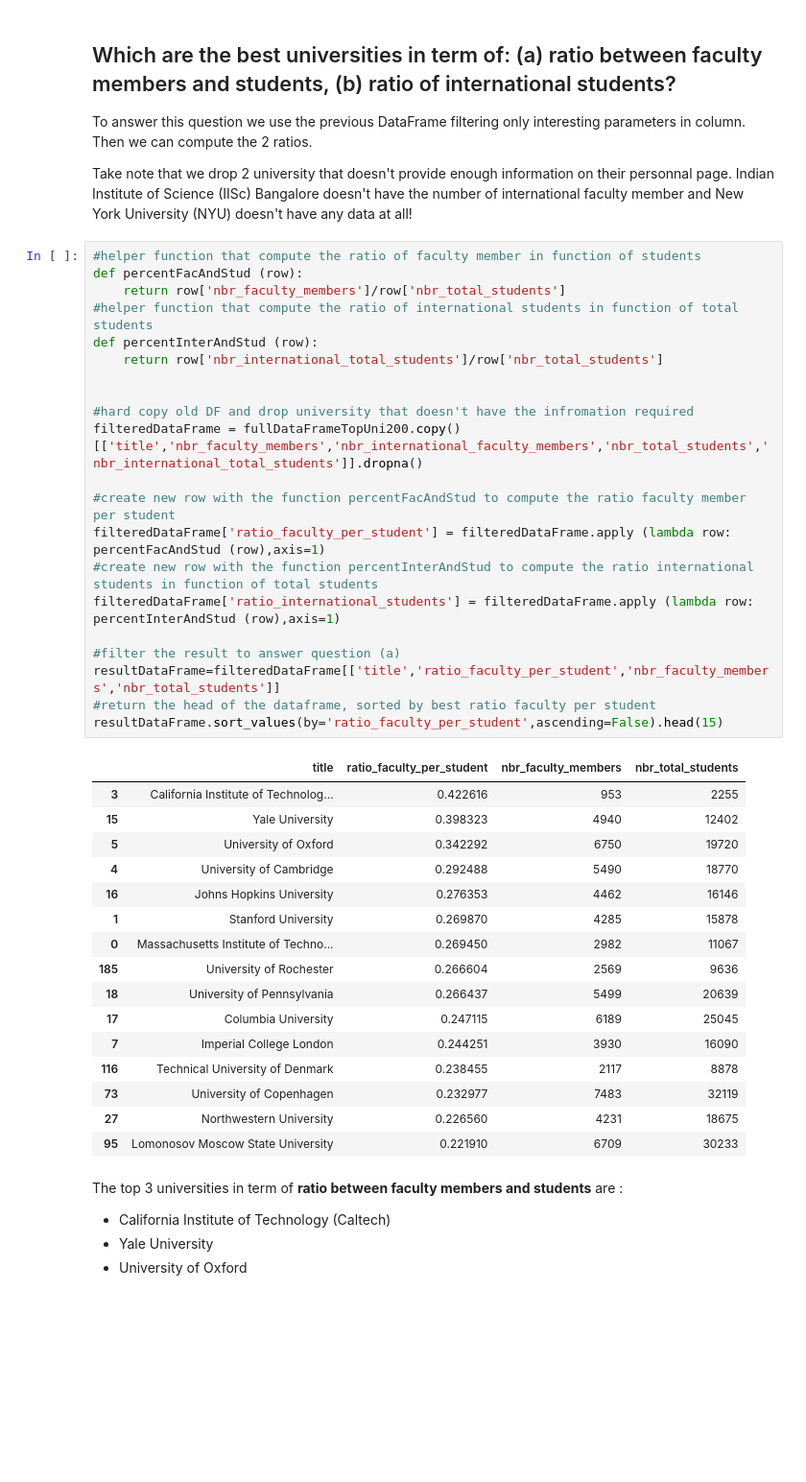
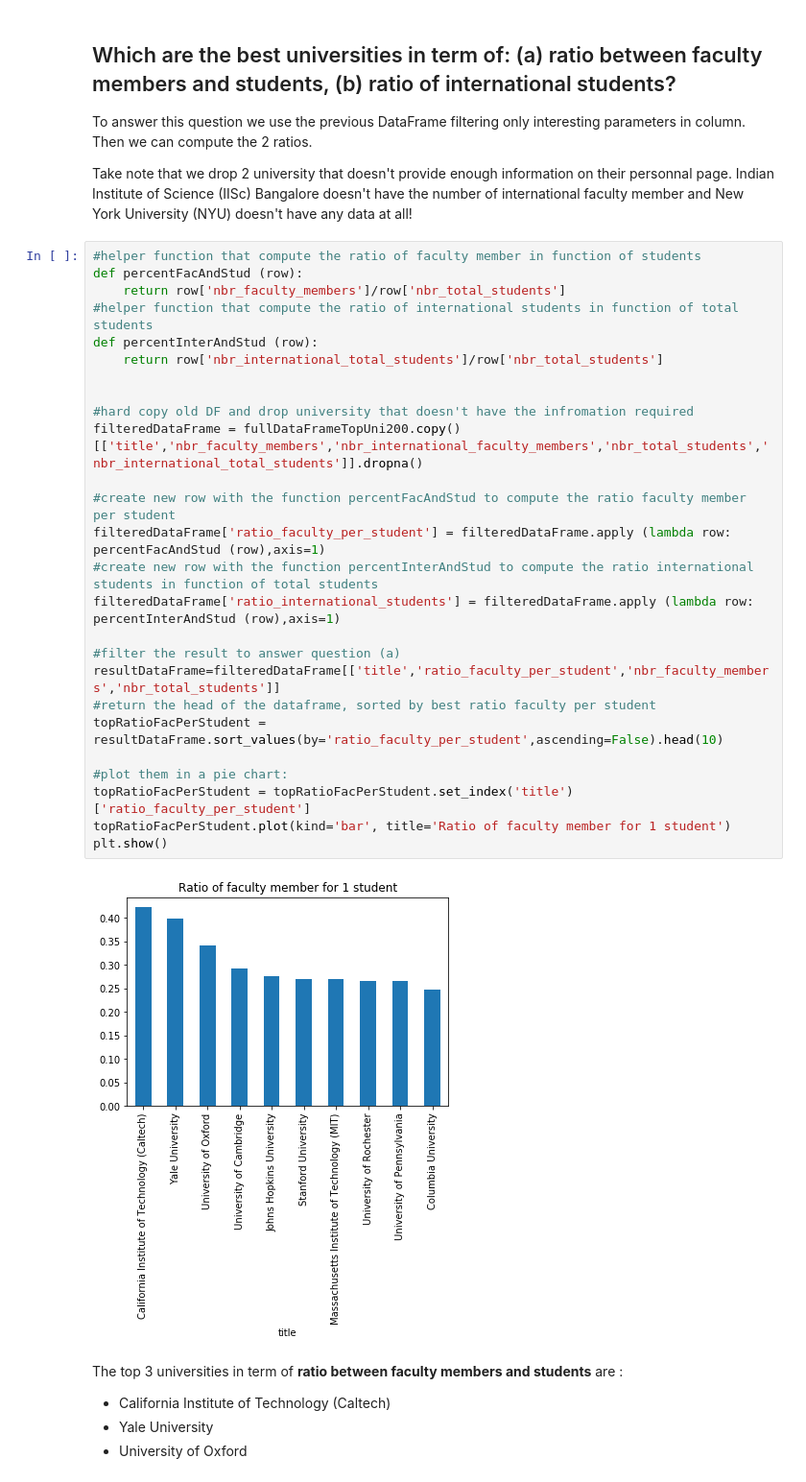
Before and after one commit to NicoBrun/ada2017, a Jupyter notebook: 02 - Data from the Web/Homework 2.ipynb, the cells around one changed output. Shown at 96% size. Drawn from its saved outputs; the diff is of its cells as text; blank space fills up the shorter version.

Commit message:
improved ex.1 with pie chart

```diff
--- a/02 - Data from the Web/Homework 2.ipynb
+++ b/02 - Data from the Web/Homework 2.ipynb
@@ -116,41 +123,31 @@ Indian Institute of Science (IISc) Bangalore doesn't have the number of internat
 # %%
 #helper function that compute the ratio of faculty member in function of students
 def percentFacAndStud (row):
     return row['nbr_faculty_members']/row['nbr_total_students']
 #helper function that compute the ratio of international students in function of total students
 def percentInterAndStud (row):
     return row['nbr_international_total_students']/row['nbr_total_students']
 
 
 #hard copy old DF and drop university that doesn't have the infromation required
 filteredDataFrame = fullDataFrameTopUni200.copy()[['title','nbr_faculty_members','nbr_international_faculty_members','nbr_total_students','nbr_international_total_students']].dropna()
 
 #create new row with the function percentFacAndStud to compute the ratio faculty member per student
 filteredDataFrame['ratio_faculty_per_student'] = filteredDataFrame.apply (lambda row: percentFacAndStud (row),axis=1)
 #create new row with the function percentInterAndStud to compute the ratio international students in function of total students
 filteredDataFrame['ratio_international_students'] = filteredDataFrame.apply (lambda row: percentInterAndStud (row),axis=1)
 
 #filter the result to answer question (a)
 resultDataFrame=filteredDataFrame[['title','ratio_faculty_per_student','nbr_faculty_members','nbr_total_students']]
 #return the head of the dataframe, sorted by best ratio faculty per student
-resultDataFrame.sort_values(by='ratio_faculty_per_student',ascending=False).head(15)
+topRatioFacPerStudent = resultDataFrame.sort_values(by='ratio_faculty_per_student',ascending=False).head(10)
+
+#plot them in a pie chart:
+topRatioFacPerStudent = topRatioFacPerStudent.set_index('title')['ratio_faculty_per_student']
+topRatioFacPerStudent.plot(kind='bar', title='Ratio of faculty member for 1 student')
+plt.show()
 # %% [output]
-|  | title | ratio_faculty_per_student | nbr_faculty_members | nbr_total_students |
-| 3 | California Institute of Technolog... | 0.422616 | 953 | 2255 |
-| 15 | Yale University | 0.398323 | 4940 | 12402 |
-| 5 | University of Oxford | 0.342292 | 6750 | 19720 |
-| 4 | University of Cambridge | 0.292488 | 5490 | 18770 |
-| 16 | Johns Hopkins University | 0.276353 | 4462 | 16146 |
-| 1 | Stanford University | 0.269870 | 4285 | 15878 |
-| 0 | Massachusetts Institute of Techno... | 0.269450 | 2982 | 11067 |
-| 185 | University of Rochester | 0.266604 | 2569 | 9636 |
-| 18 | University of Pennsylvania | 0.266437 | 5499 | 20639 |
-| 17 | Columbia University | 0.247115 | 6189 | 25045 |
-| 7 | Imperial College London | 0.244251 | 3930 | 16090 |
-| 116 | Technical University of Denmark | 0.238455 | 2117 | 8878 |
-| 73 | University of Copenhagen | 0.232977 | 7483 | 32119 |
-| 27 | Northwestern University | 0.226560 | 4231 | 18675 |
-| 95 | Lomonosov Moscow State University | 0.221910 | 6709 | 30233 |
+[figure, added]
 # %% [markdown]
 The top 3 universities in term of **ratio between faculty members and students** are :
 * California Institute of Technology (Caltech)
```
Also changed, not shown: parts of 17 cells of this notebook.
